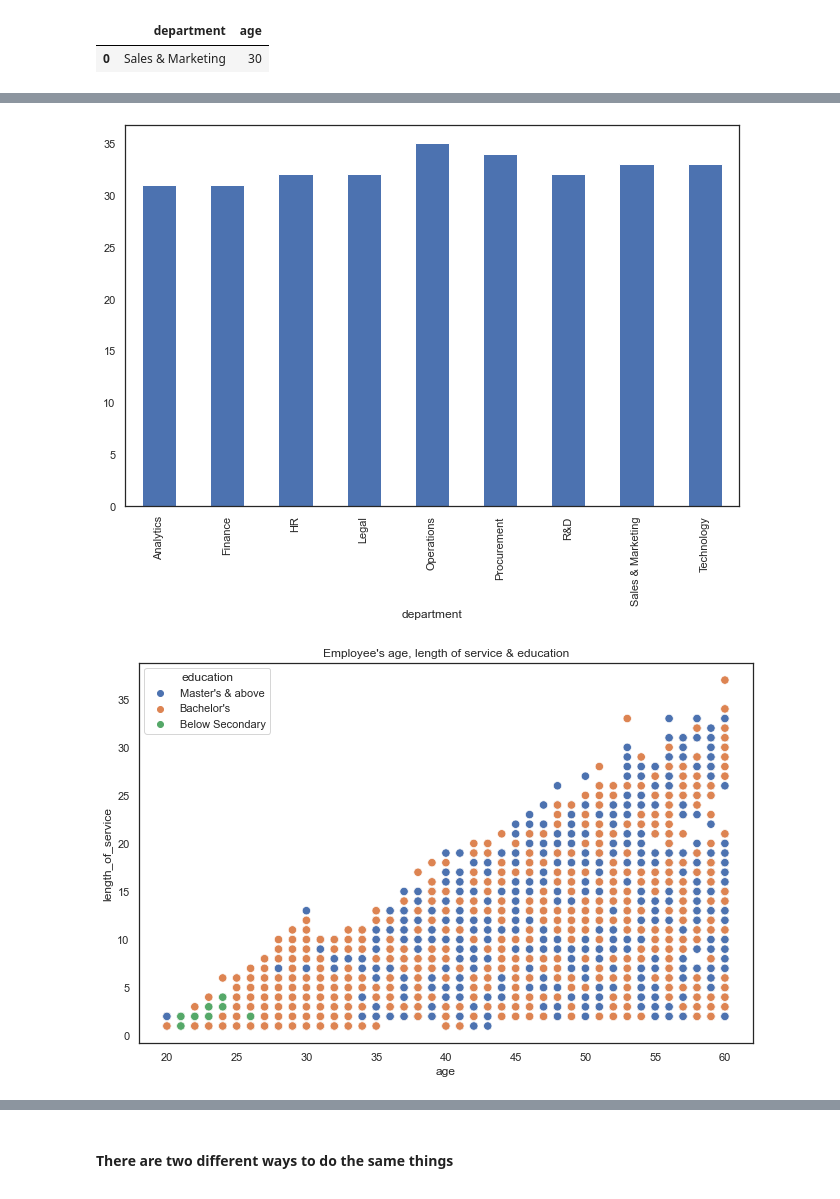
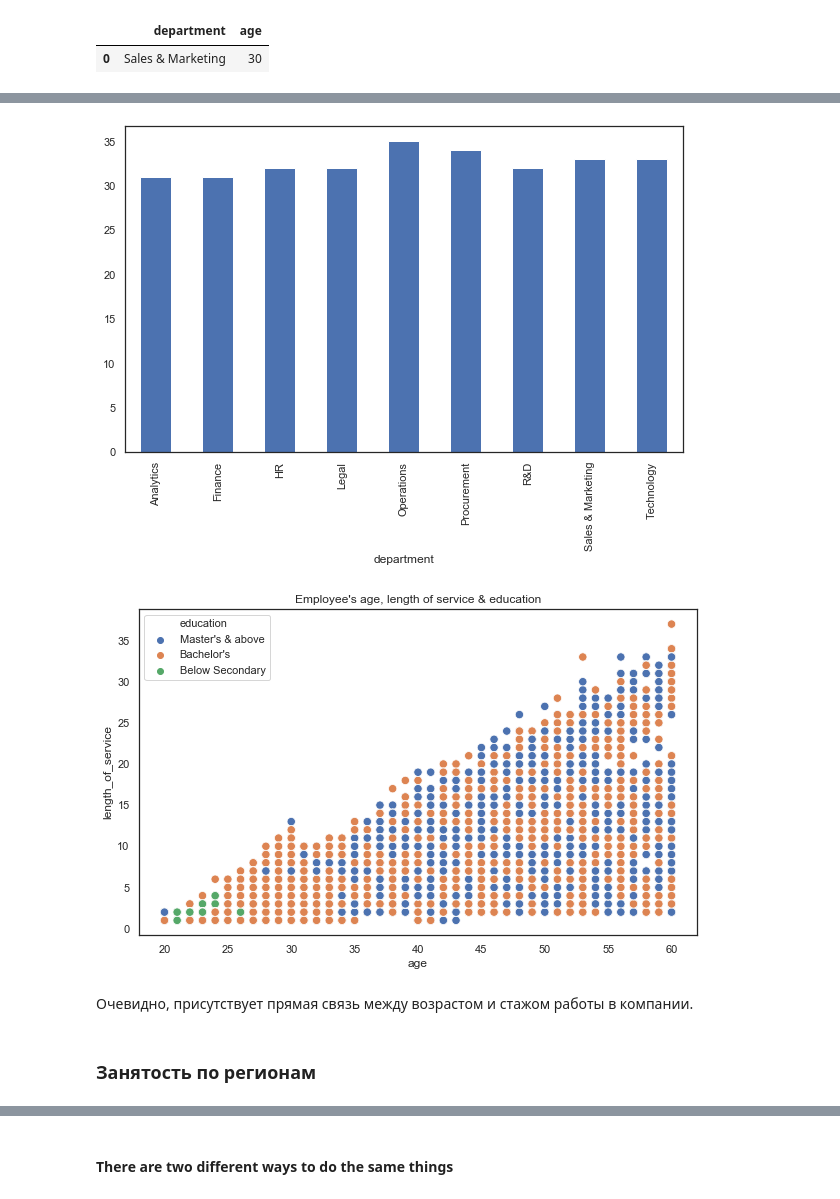
Before and after one commit to ivanvikhrev/ML-HR-analysis-case-study, a Jupyter notebook: model.ipynb, the cells around one changed output, grey strips where cells are left out. Saved outputs shown, nothing was run; the diff lists cells and outputs as text; code cells hidden in the pictures.

```diff
--- a/model.ipynb
+++ b/model.ipynb
@@ -94 +112,3 @@ data.describe()
+# %%
+sns.set(style = 'white', rc={'figure.figsize':(10, 6)}, palette ='deep')
 # %% [markdown]
@@ -193,13 +233,15 @@ pass
 data.groupby('department')['age'].agg(pd.Series.median).plot.bar()
 pass
 # %% [output]
-[figure, old version]
+[figure, new version]
 # %%
-sns.set(style = 'white', r
-        c={'figure.figsize':(11, 7)}, palette ='deep')
 # adding a matplotlib parameters to seaborn functions
 sns.scatterplot(data=data, x='age', y='length_of_service',  hue='education', s=70)
 plt.title("Employee's age, length of service & education")
 pass
 # %% [output]
-[figure, old version]
+[figure, new version]
+# %% [markdown]
+Очевидно, присутствует прямая связь между возрастом и стажом работы в компании.
+# %% [markdown]
+### Занятость по регионам
```
Also changed, not shown: parts of 58 cells of this notebook.
